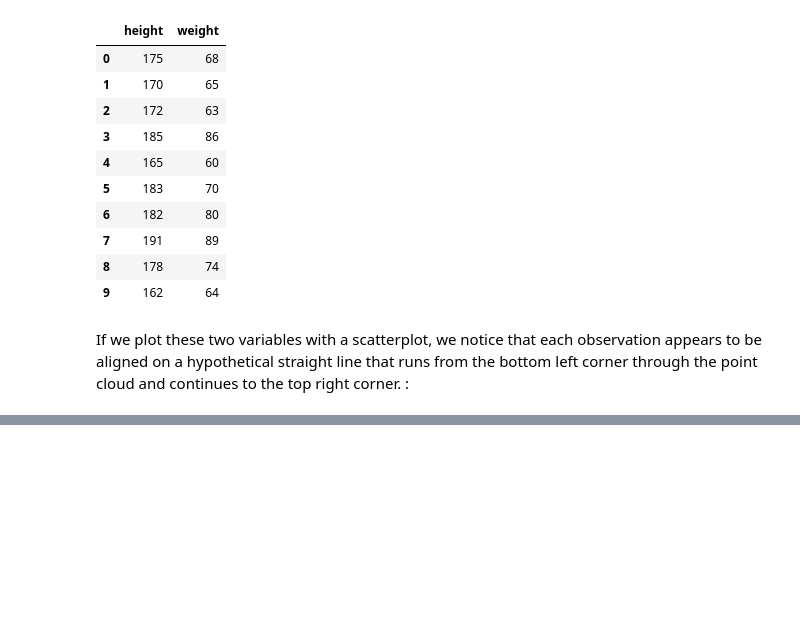
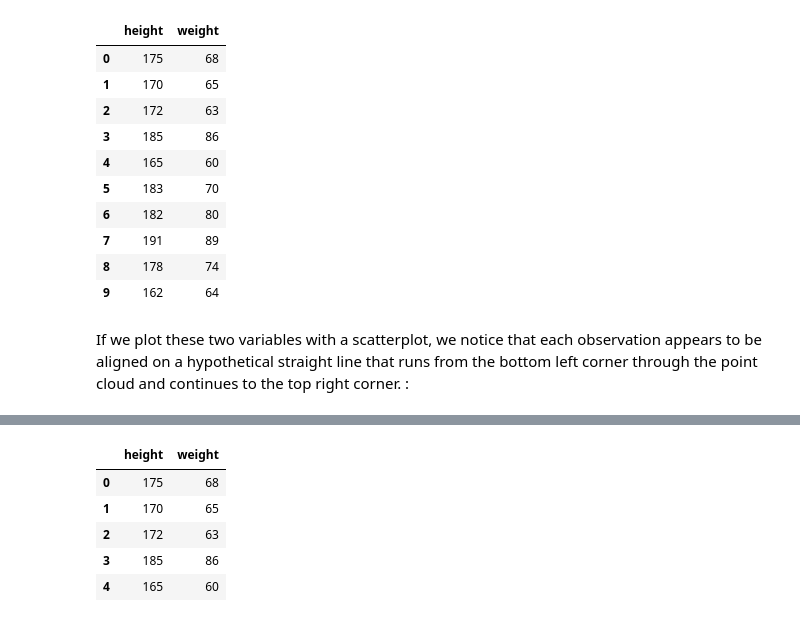
Before and after one commit to JungleKiosk/py_Global_Energy, a Jupyter notebook: py_Global_NRG.ipynb, the cells around one changed output, grey strips where cells are left out. Cells and saved outputs as stored; diff of their text form; code cells hidden in the pictures; blank space fills up the shorter version.

```diff
--- a/py_Global_NRG.ipynb
+++ b/py_Global_NRG.ipynb
@@ -320,0 +333,9 @@ But what does "*the line that fits best*" mean? The central idea is that the dis
+# %%
+data.head() # to remind us of what our data looks like
+# %% [output]
+|  | height | weight |
+| 0 | 175 | 68 |
+| 1 | 170 | 65 |
+| 2 | 172 | 63 |
+| 3 | 185 | 86 |
+| 4 | 165 | 60 |
```
Also changed, not shown: parts of 27 cells of this notebook.
